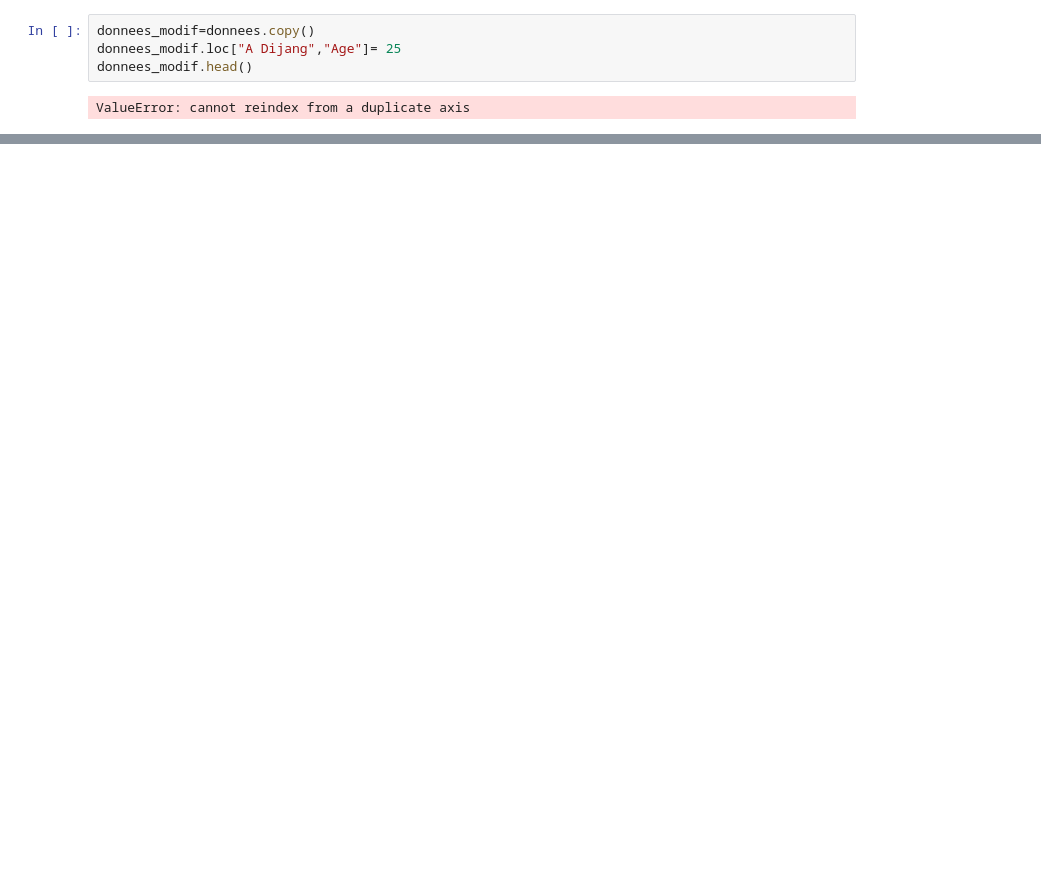
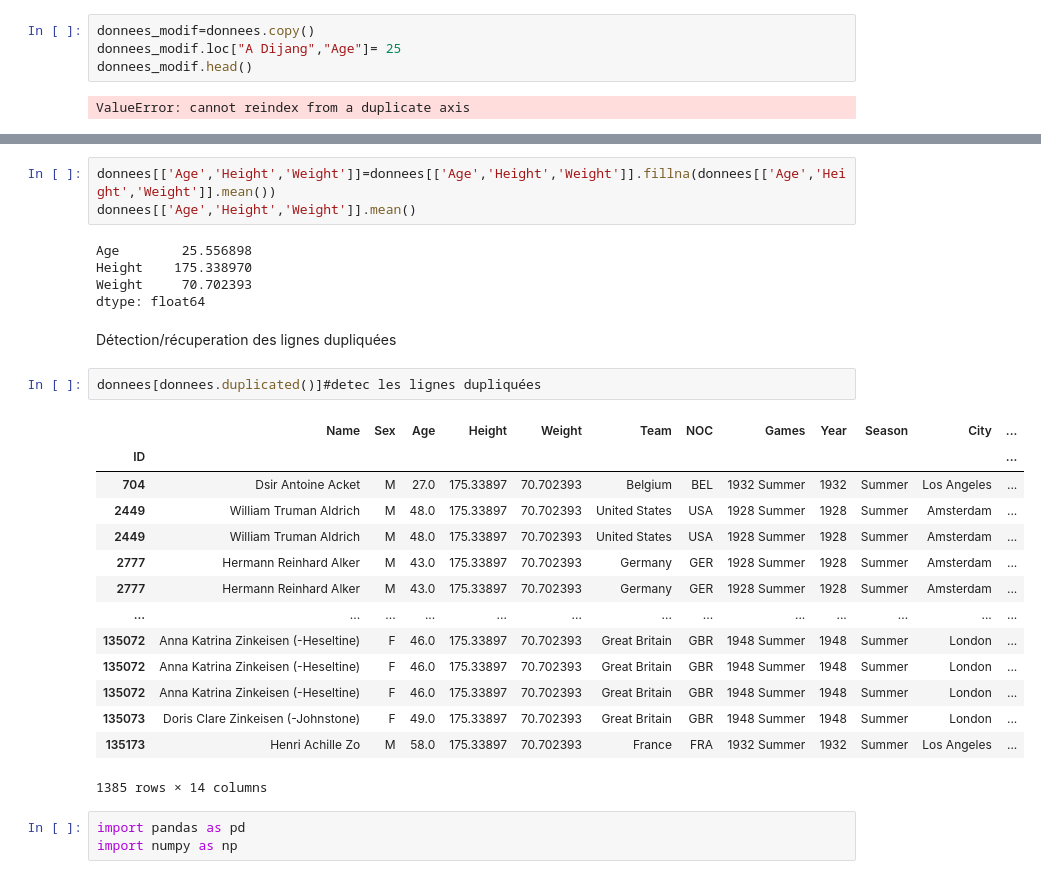
Before and after one commit to ShaD971/Python_Data_Analyst, a Jupyter notebook: Panda_Perso.ipynb, the cells around one changed output, grey strips where cells are left out. Drawn from its saved outputs; the diff is of its cells as text; blank space fills up the shorter version.

```diff
--- a/Panda_Perso.ipynb
+++ b/Panda_Perso.ipynb
@@ -570,0 +631,30 @@ ValueError: cannot reindex from a duplicate axis
+# %%
+donnees[['Age','Height','Weight']]=donnees[['Age','Height','Weight']].fillna(donnees[['Age','Height','Weight']].mean())
+donnees[['Age','Height','Weight']].mean()
+# %% [output]
+Age        25.556898
+Height    175.338970
+Weight     70.702393
+dtype: float64
+# %% [markdown]
+Détection/récuperation des lignes dupliquées
+# %%
+donnees[donnees.duplicated()]#detec les lignes dupliquées
+# %% [output]
+|  | Name | Sex | Age | Height | Weight | Team | NOC | Games | Year | Season | City | ... |
+| ID |  |  |  |  |  |  |  |  |  |  |  | ... |
+| 704 | Dsir Antoine Acket | M | 27.0 | 175.33897 | 70.702393 | Belgium | BEL | 1932 Summer | 1932 | Summer | Los Angeles | ... |
+| 2449 | William Truman Aldrich | M | 48.0 | 175.33897 | 70.702393 | United States | USA | 1928 Summer | 1928 | Summer | Amsterdam | ... |
+| 2449 | William Truman Aldrich | M | 48.0 | 175.33897 | 70.702393 | United States | USA | 1928 Summer | 1928 | Summer | Amsterdam | ... |
+| 2777 | Hermann Reinhard Alker | M | 43.0 | 175.33897 | 70.702393 | Germany | GER | 1928 Summer | 1928 | Summer | Amsterdam | ... |
+| 2777 | Hermann Reinhard Alker | M | 43.0 | 175.33897 | 70.702393 | Germany | GER | 1928 Summer | 1928 | Summer | Amsterdam | ... |
+| ... | ... | ... | ... | ... | ... | ... | ... | ... | ... | ... | ... | ... |
+| 135072 | Anna Katrina Zinkeisen (-Heseltine) | F | 46.0 | 175.33897 | 70.702393 | Great Britain | GBR | 1948 Summer | 1948 | Summer | London | ... |
+| 135072 | Anna Katrina Zinkeisen (-Heseltine) | F | 46.0 | 175.33897 | 70.702393 | Great Britain | GBR | 1948 Summer | 1948 | Summer | London | ... |
+| 135072 | Anna Katrina Zinkeisen (-Heseltine) | F | 46.0 | 175.33897 | 70.702393 | Great Britain | GBR | 1948 Summer | 1948 | Summer | London | ... |
+| 135073 | Doris Clare Zinkeisen (-Johnstone) | F | 49.0 | 175.33897 | 70.702393 | Great Britain | GBR | 1948 Summer | 1948 | Summer | London | ... |
+| 135173 | Henri Achille Zo | M | 58.0 | 175.33897 | 70.702393 | France | FRA | 1932 Summer | 1932 | Summer | Los Angeles | ... |
+1385 rows × 14 columns
+# %%
+import pandas as pd
+import numpy as np
```
Also changed, not shown: parts of 13 cells of this notebook.
